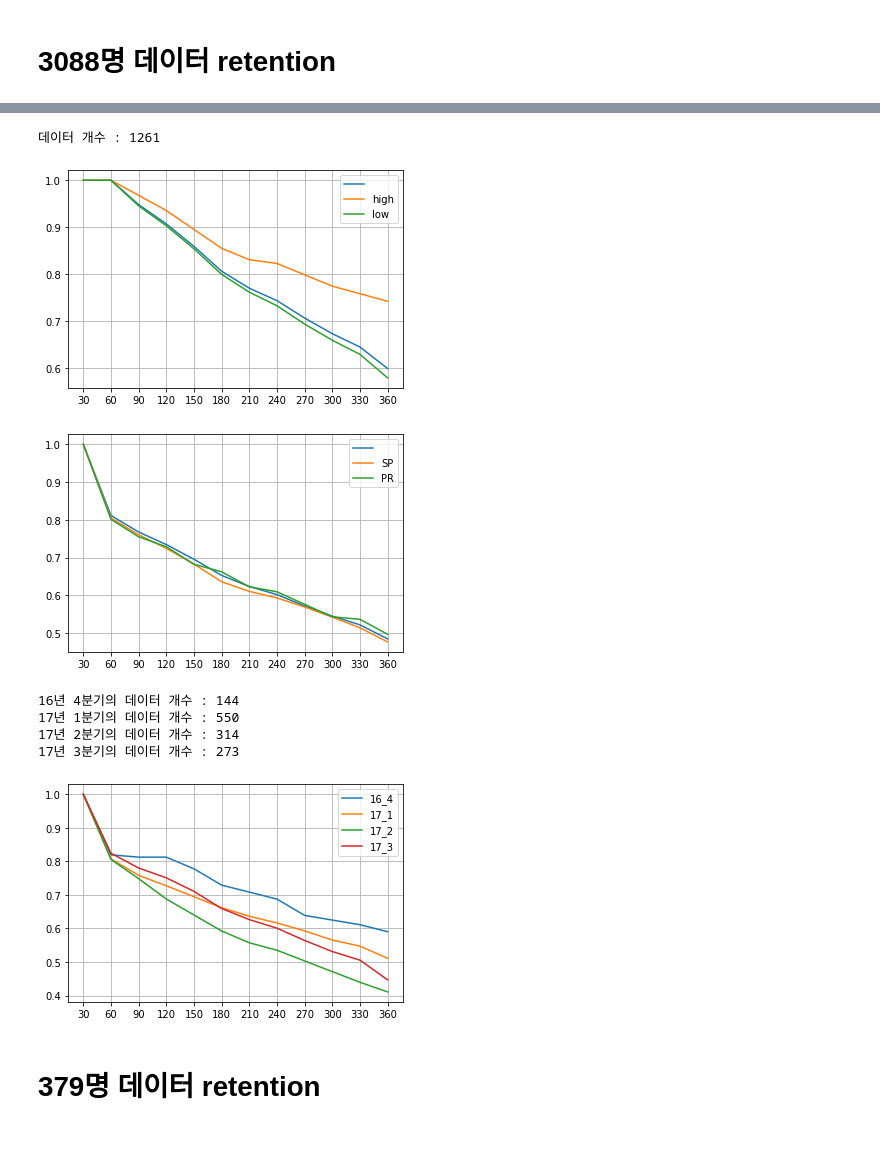
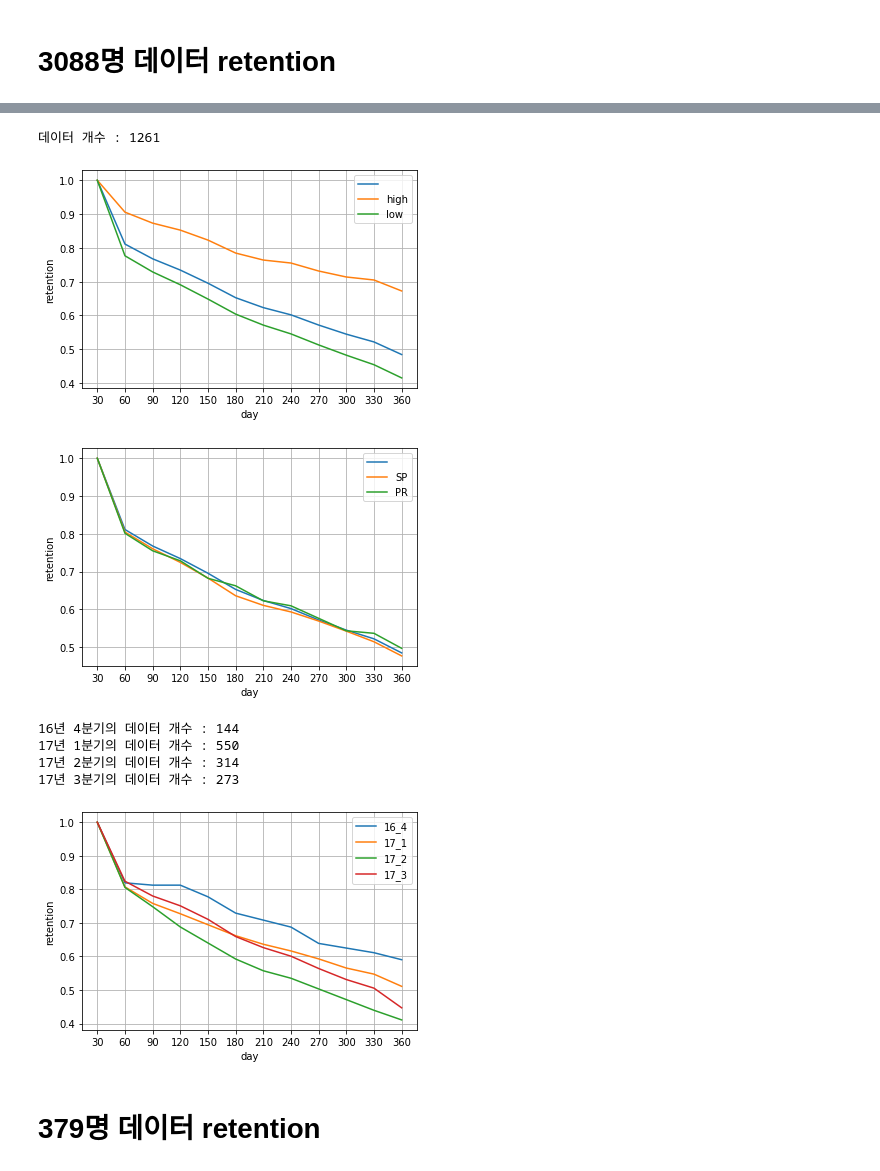
Before and after one commit to cyss93/CP1_team8, a Jupyter notebook: retention_LTV_시각화.ipynb, the cells around one changed output, grey strips where cells are left out. Saved outputs shown, nothing was run; the diff lists cells and outputs as text; code cells hidden in the pictures; blank space fills up the shorter version.

```diff
--- a/retention_LTV_시각화.ipynb
+++ b/retention_LTV_시각화.ipynb
@@ -15,6 +15,10 @@ Drive already mounted at /content/drive; to attempt to forcibly remount, call dr
 # %%
 seller_3088 = pd.read_csv('/content/drive/MyDrive/olist/seller_3088.csv')
 seller_379 = pd.read_csv('/content/drive/MyDrive/olist/seller_379.csv')
+# %%
+# 데이터 보충
+seller_3088['mean_quarter_profit'] = (seller_3088['total_profit']/(seller_3088['sale_days']//30 + 1)) * 3    # 판매자별 분기 매출액 예측치
+seller_379['mean_quarter_profit'] = (seller_379['total_profit']/(seller_379['sale_days']//30 + 1)) * 3
 # %%
 # retention 함수
 def retention(df,days,interval):
@@ -42,26 +48,26 @@ print('데이터 개수 :', len(df[df['registration_days']>=days]))
 # %%
-# 평균 매출에 따른 retention
+# 분기별 평균 매출에 따른 retention
 
 df = seller_3088
 days = 365
 interval = 30
-Minimum = 30   #  판매 일수가 아주 작으면 평균 매출이 높아져 결과가 왜곡 될 수 있다.
 
-df_total = df[df['sale_days']>Minimum]
-df_high = df[(df['mean_profit']>=df['mean_profit'].describe()['75%'])&(df['sale_days']>Minimum)]
-df_low = df[(df['mean_profit']<df['mean_profit'].describe()['75%'])&(df['sale_days']>Minimum)]
+df_high = df[df['mean_quarter_profit']>=df['mean_quarter_profit'].describe()['75%']]
+df_low = df[df['mean_quarter_profit']<df['mean_quarter_profit'].describe()['75%']]
 
-plt.plot(retention(df_total,days,interval)[0],retention(df_total,days,interval)[1])
+plt.plot(retention(df,days,interval)[0],retention(df,days,interval)[1])
 plt.plot(retention(df_high,days,interval)[0],retention(df_high,days,interval)[1])
 plt.plot(retention(df_low,days,interval)[0],retention(df_low,days,interval)[1])
 plt.legend(['', 'high', 'low'])
+plt.xlabel('day')
+plt.ylabel('retention')
 plt.grid(True)
 ax = plt.subplot()
 ax.set_xticks(retention(df,days,interval)[0])
 print('데이터 개수 :', len(df[df['registration_days']>=days]))
 # %% [output]
 데이터 개수 : 1261
-[figure, old version]
+[figure, new version]
 # %%
 # 판매자 지역에 따른 retention
 
@@ -81,32 +87,36 @@ ax = plt.subplot()
 ax.set_xticks(retention(df,days,interval)[0])
 
 plt.legend(['', df[variable].value_counts().index[0], df[variable].value_counts().index[1]])
+plt.xlabel('day')
+plt.ylabel('retention')
 plt.grid(True)
 # %% [output]
-[figure, old version]
+[figure, new version]
 # %%
 # cohorts 분석
 days = 360
 interval = 30
 legend = []
 
 for x in sorted(list(set(seller_3088['registration_quarter']))):
   df = seller_3088[seller_3088['registration_quarter']==x]
   if len(df[df['registration_days']>=days])>0 and x !='etc':
     plt.plot(retention(df,days,interval)[0],retention(df,days,interval)[1])
     print(f'{x[:2]}년 {x[-1:]}분기의 데이터 개수 :',len(df[df['registration_days']>=days]))
     legend.append(x)
   ax = plt.subplot()
   ax.set_xticks(retention(df,days,interval)[0])
 
 plt.legend(legend)
+plt.xlabel('day')
+plt.ylabel('retention')
 plt.grid(True)
 # %% [output]
 16년 4분기의 데이터 개수 : 144
 17년 1분기의 데이터 개수 : 550
 17년 2분기의 데이터 개수 : 314
 17년 3분기의 데이터 개수 : 273
-[figure, old version]
+[figure, new version]
 # %% [markdown]
 # 379명 데이터 retention
 # %%
```
Also changed, not shown: parts of 10 cells of this notebook.
